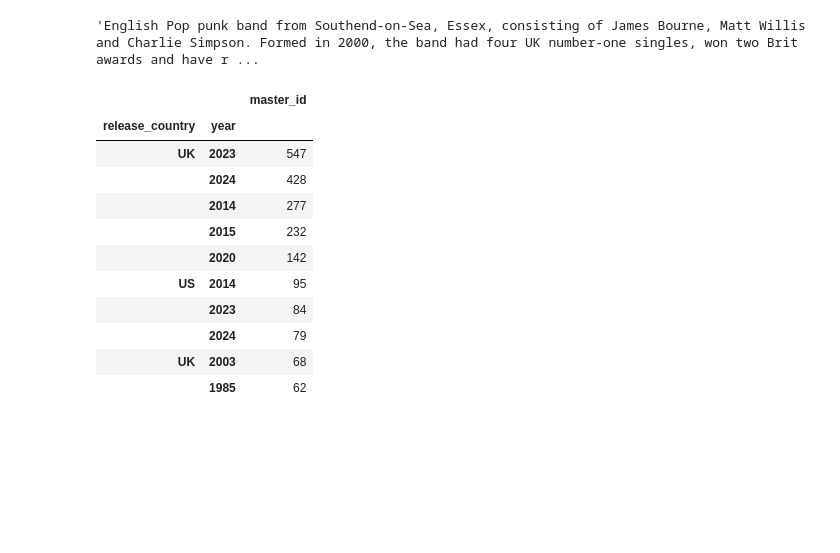
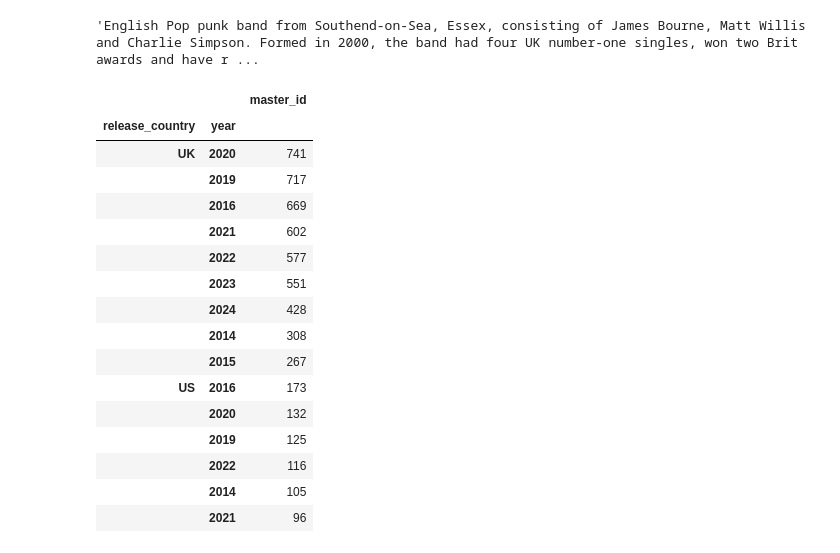
Before and after one commit to arnauog/what_the_rock, a Jupyter notebook: Discogs_API.ipynb, the cells around one changed output. Drawn from its saved outputs; the diff is of its cells as text; code cells hidden in the pictures; blank space fills up the shorter version.

```diff
--- a/Discogs_API.ipynb
+++ b/Discogs_API.ipynb
@@ -57,7 +59,7 @@ ConnectionError: ('Connection aborted.', ConnectionResetError(10054, 'Se ha forz
 # get all rock_styles in one year in one country
 
 url = "https://api.discogs.com/database/search"
-headers = {"Authorization": "Discogs token=UwfqmsztxwnfABgQpmhaAsprbUgpOJKGOJSQAqfp"}
+headers = {"User-Agent": 'Arnau', "Authorization": "Discogs token=UwfqmsztxwnfABgQpmhaAsprbUgpOJKGOJSQAqfp"}
 
 genres = ["Blues", "Classical", "Electronic", "Folk, World, & Country", "Funk / Soul", "Hip-Hop", "Jazz", "Latin", "Pop", "Rock", "Stage & Screen"]
 rock_styles = ["Pop Rock", "Punk", "Alternative Rock", "Indie Rock", "Hardcore", "Rock & Roll", "Hard Rock", "Psychedelic Rock"
@@ -73,7 +75,7 @@ for style in rock_styles:
 
         # items to change
         , 'country': 'UK'
-        , 'year': 2016
+        , 'year': 2018
         , 'style': style
     }
 
@@ -136,10 +146,7 @@ headers = {"User-Agent": "MyDiscogsApp", "Authorization": "Discogs token=Uwfqmsz
 
 df_masters_scrapped = pd.read_csv('Datasets/df_masters.csv')
 
-# rock_styles = ["Pop Rock", "Punk", "Alternative Rock", "Indie Rock", "Hardcore", "Rock & Roll", "Hard Rock", "Psychedelic Rock"
-#               , "Black Metal", "Heavy Metal", "Folk Rock", "Experimental", "Prog Rock", "Death Metal", "Garage Rock"]
-
-rock_styles = ["Hard Rock", "Psychedelic Rock"
+rock_styles = ["Pop Rock", "Punk", "Alternative Rock", "Indie Rock", "Hardcore", "Rock & Roll", "Hard Rock", "Psychedelic Rock"
               , "Black Metal", "Heavy Metal", "Folk Rock", "Experimental", "Prog Rock", "Death Metal", "Garage Rock"]
 
 # create empty lists
@@ -159,7 +166,7 @@ main_release_id_list = []
 
 attempts = 0
 scrapped = 0
-start_year = 2016
+start_year = 2018
 
 for year in range(start_year, start_year-1, -1):
     print(f'Year: {year}')
@@ -608,17 +590,22 @@ df_masters_concat.loc[10, 'artist_profile']
 # %% [output]
 'English Pop punk band from Southend-on-Sea, Essex, consisting of James Bourne, Matt Willis and Charlie Simpson. Formed in 2000, the band had four UK number-one singles, won two Brit awards and have r ...
 # %%
-df_masters_concat.groupby(["release_country", 'year']).agg({'master_id': 'count'}).sort_values('master_id', ascending=False).astype(int).head(10)
+df_masters_concat.groupby(["release_country", 'year']).agg({'master_id': 'count'}).sort_values('master_id', ascending=False).astype(int).head(15)
 # %% [output]
 |  |  | master_id |
 | release_country | year |  |
-| UK | 2023 | 547 |
+| UK | 2020 | 741 |
+|  | 2019 | 717 |
+|  | 2016 | 669 |
+|  | 2021 | 602 |
+|  | 2022 | 577 |
+|  | 2023 | 551 |
 |  | 2024 | 428 |
-|  | 2014 | 277 |
-|  | 2015 | 232 |
-|  | 2020 | 142 |
-| US | 2014 | 95 |
-|  | 2023 | 84 |
-|  | 2024 | 79 |
-| UK | 2003 | 68 |
-|  | 1985 | 62 |
+|  | 2014 | 308 |
+|  | 2015 | 267 |
+| US | 2016 | 173 |
+|  | 2020 | 132 |
+|  | 2019 | 125 |
+|  | 2022 | 116 |
+|  | 2014 | 105 |
+|  | 2021 | 96 |
```
Also changed, not shown: parts of 31 cells of this notebook, 8 other files.
